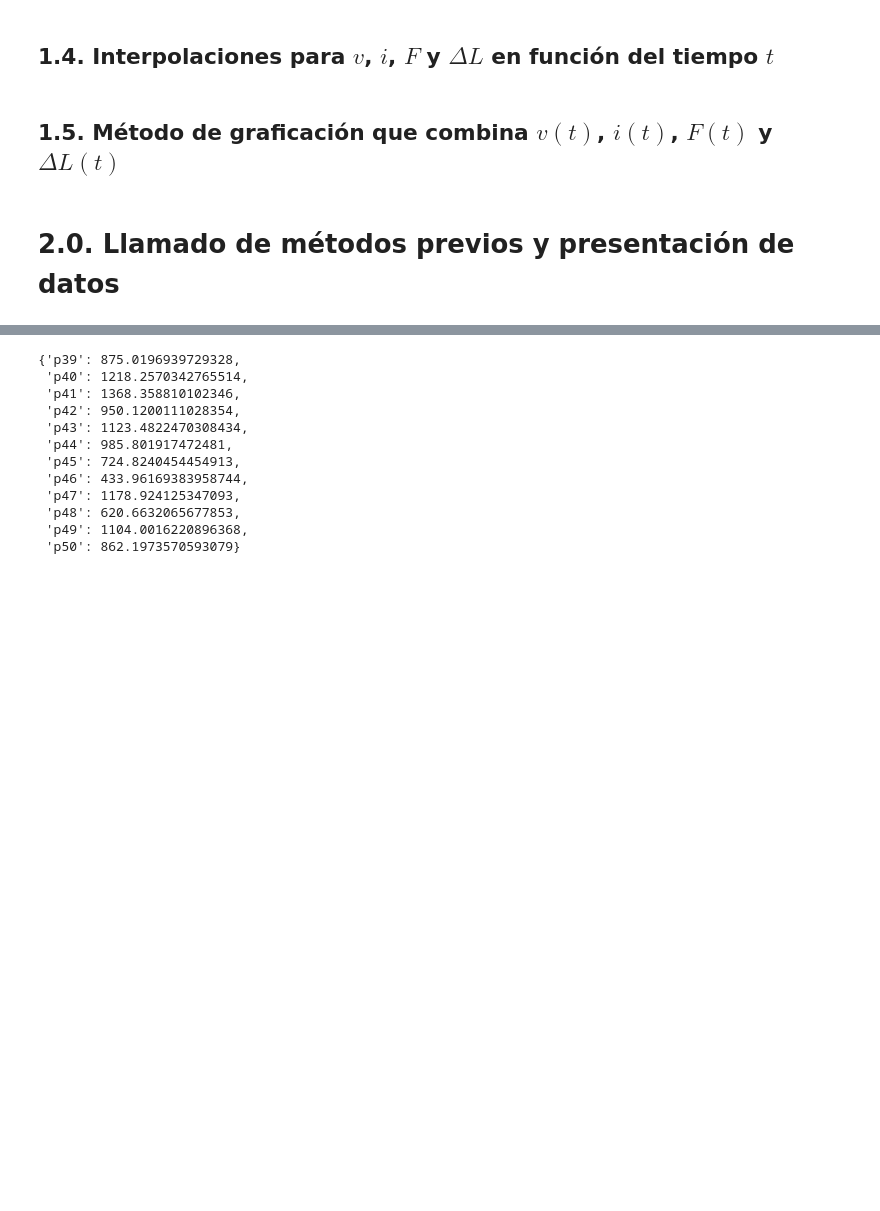
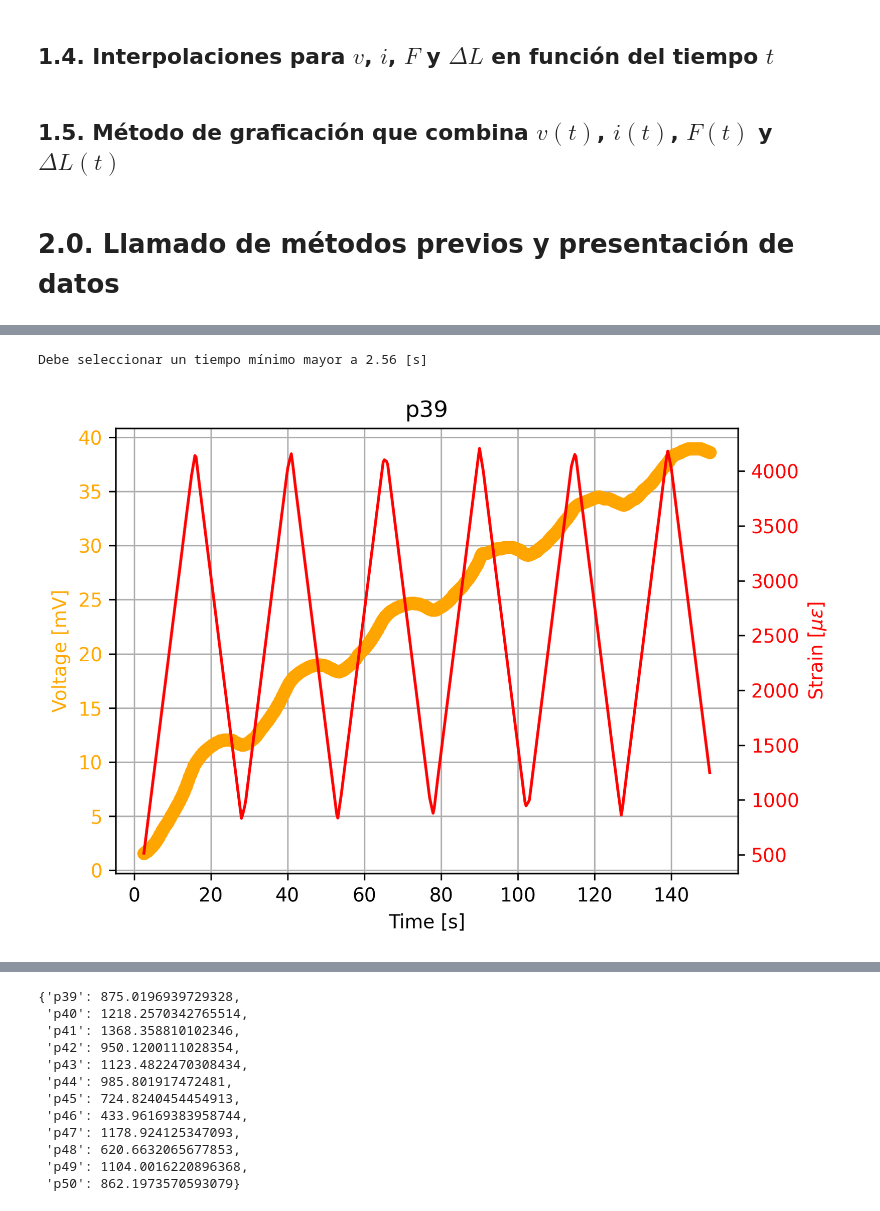
Before and after one commit to dantrica/Py-piezoGO, a Jupyter notebook: analytics_GO.ipynb, the cells around one changed output, grey strips where cells are left out. Cells and saved outputs as stored; diff of their text form; code cells hidden in the pictures; blank space fills up the shorter version.

```diff
--- a/analytics_GO.ipynb
+++ b/analytics_GO.ipynb
@@ -405 +456,81 @@ Debe seleccionar un tiempo mínimo mayor a 2.76 [s]
+# %%
+'''
+Existen xx opciones (0 - XX) para seleccionar el tipo de gráfico a presentar,
+dado un conjunto de muestras 'pxx'
+option = 0 --- fuerza vs tiempo
+option = 3 --- voltaje vs tiempo
+option = 4 --- corriente vs tiempo
+option = 11 --- potencia vs tiempo
+option = 12 --- resistencia vs tiempo
+option = 14 --- Delta de resistencia / R vs tiempo
+option = 16 --- deformación unitaria normalizada vs tiempo
+option = 17 --- corriente normalizada vs tiempo
+'''
+# Strain againts other
+
+idata = interpol(samples=picked_samples, dic_data=dic_data_by_sample,
+                 t_min_max=[0,150], n=500)
+data = dic_data_by_sample
+
+strain = plot_electromechanical(data, idata, option=1, marker='--', etiqueta='', dpi=100)
+ax1 = plt.gca() # get axis handle
+line = ax1.lines[0] # get the first line, there might be more
+x_strain = line.get_xdata() # get x data from figure
+y_strain = line.get_ydata() # get y data from figure
+plt.close()
+#plt.plot(x_strain, y_strain, '.b')
+
+other = plot_electromechanical(data, idata, option=3, marker='--', etiqueta='', dpi=100)
+ax2 = plt.gca() # get axis handle
+line = ax2.lines[0] # get the first line, there might be more
+x_other = line.get_xdata() # get x data from figure
+y_other = line.get_ydata() # get y data from figure
+plt.close()
+#plt.plot(x_other, y_other, '.r')
+
+fig, ax3 = plt.subplots(dpi=300)
+
+color = 'orange'
+ax3.set_xlabel(other[0])
+ax3.set_ylabel(other[1], color=color)
+h1 = ax3.plot(x_other, y_other, color=color, marker='o', label='Experimental')
+ax3.tick_params(axis='y', labelcolor=color)
+ax3.grid('both')
+
+#-------------------------------------------------------------------------------
+# Only for simulated voltage and voltage measurements
+#fname = 'OCP_'+picked_samples[0]+'_sim.png'
+#get_path = 'data/20220406_e_Malaga/'
+#OCP = np.loadtxt(get_path+'OCP_'+picked_samples[0]+'_sim.txt')
+#ts = OCP[:,0]
+#vs = OCP[:,1]
+#isim = OCP[:,2]
+
+#ax4.grid('both')
+#ax3.plot(ts, vs*1000, '-k', label='Theoretical')
+#ax3.legend()
+#-------------------------------------------------------------------------------
+
+ax4 = ax3.twinx() # instantiate a second axes that shares the same x-axis
+
+color='red'
+ax4.set_ylabel(strain[1], color=color)
+h2 = ax4.plot(x_strain, y_strain, color=color, marker='')
+ax4.tick_params(axis='y', labelcolor=color)
+
+fig.tight_layout()
+plt.title(picked_samples[0])
+plt.show()
+
+xylabel = [other[0], other[1], fig, 0]
+
+save_data = 'outputs/fig_GO/'
+temp_file = open(save_data+picked_samples[0]+'_'+other[1].split(' ')[0]+'_'+
+                    other[0].split(' ')[0]+'.txt', mode='w+')
+for s in np.arange(len(x_other)):
+   temp_file.write('%0.3f %0.3f\n' %(x_other[s], y_other[s]))
+temp_file.close()
+# %% [output]
+Debe seleccionar un tiempo mínimo mayor a 2.56 [s]
+[figure, added]
 # %% [markdown]
```
Also changed, not shown: parts of 37 cells of this notebook.
